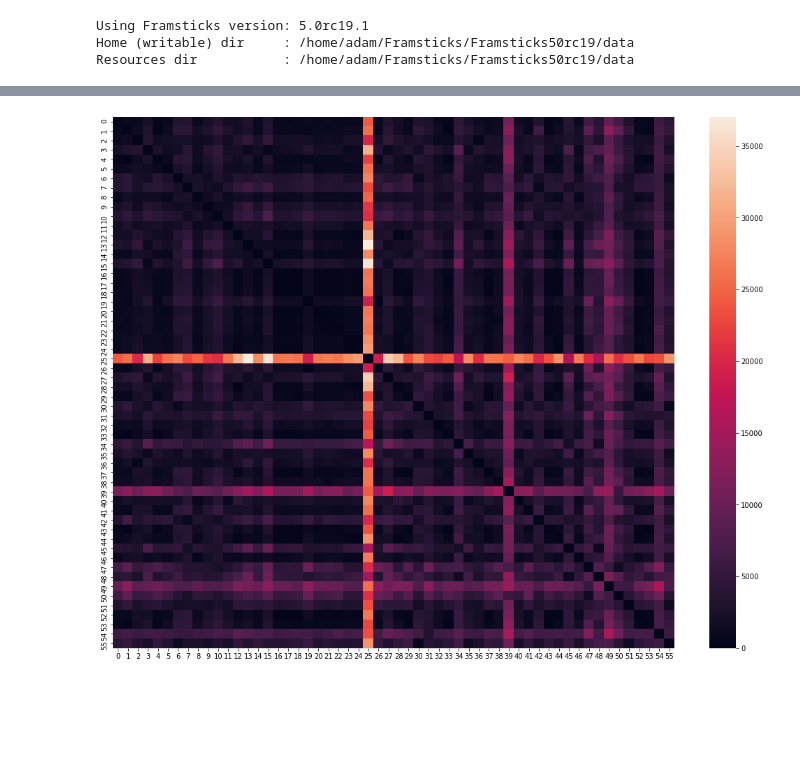
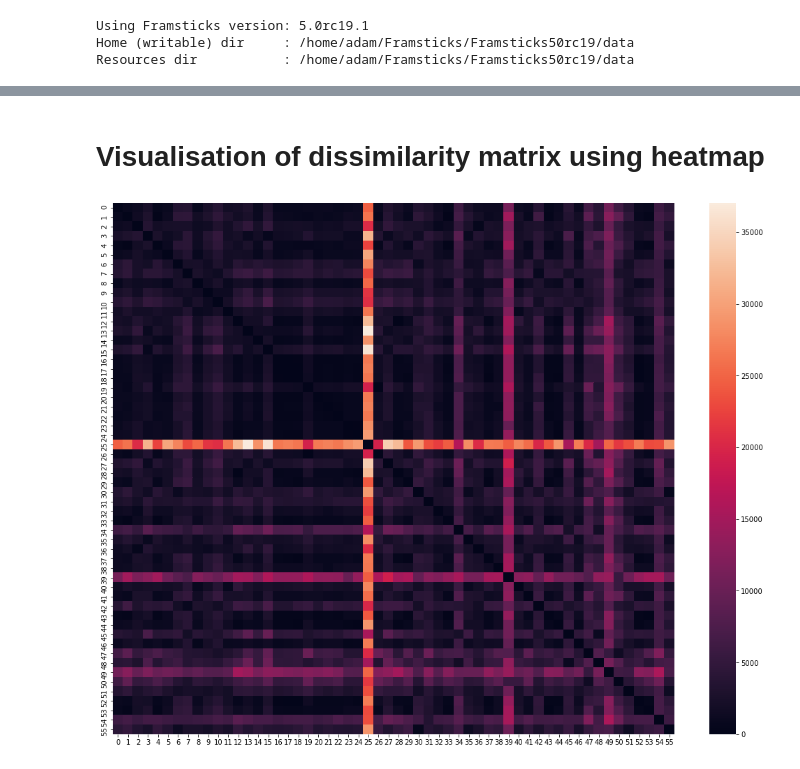
Before and after one commit to AdamKlejda/EMD_Voxels, a Jupyter notebook: TestingVoxelsEMD.ipynb, the cells around one changed output, grey strips where cells are left out. Drawn from its saved outputs; the diff is of its cells as text; code cells hidden in the pictures; blank space fills up the shorter version.

```diff
--- a/TestingVoxelsEMD.ipynb
+++ b/TestingVoxelsEMD.ipynb
@@ -7,5 +8,3 @@ import matplotlib.p
-# %%
-genos = framsreader.load("/home/adam/Framsticks/Framsticks50rc19/data/walking.gen", "gen file")
 # %%
 path = '/home/adam/Framsticks/Framsticks50rc19'
 e = VoxelsEMD(path)
@@ -92,6 +30,15 @@ def printModels(genotype1, genotype2):
+# %%
+walking_gen = framsreader.load(path + "/data/walking.gen", "gen file")
+f4_best_gen = framsreader.load(path + "/data/encoding_f4_best.gen", "gen file")
+# %%
+list_of_genos_walking = [x['genotype'] for x in walking_gen]
+dissim_walking = e.getDissimilarityMatrix(list_of_genos_walking)
+# %% [markdown]
+# Visualisation of dissimilarity matrix using heatmap
 # %%
 fig = plt.figure(figsize=(18,14))
-sns.heatmap(dissim)
+sns.heatmap(dissim_walking)
+plt.savefig("images/dissim_walking_heatmap.pdf")
 plt.show()
 # %% [output]
-[figure, old version]
+[figure, new version]
```
Also changed, not shown: parts of 18 cells of this notebook, 3 other files.
